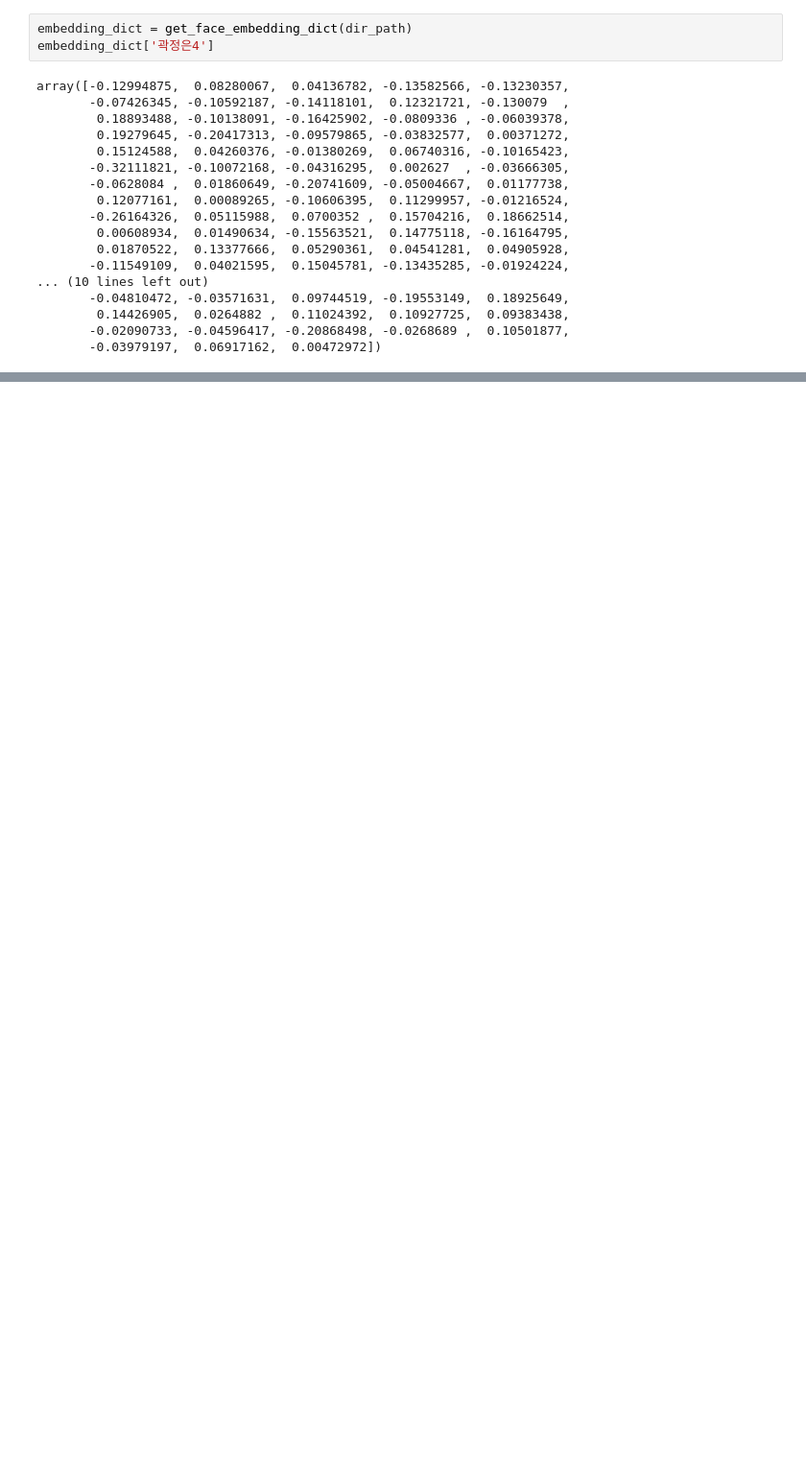
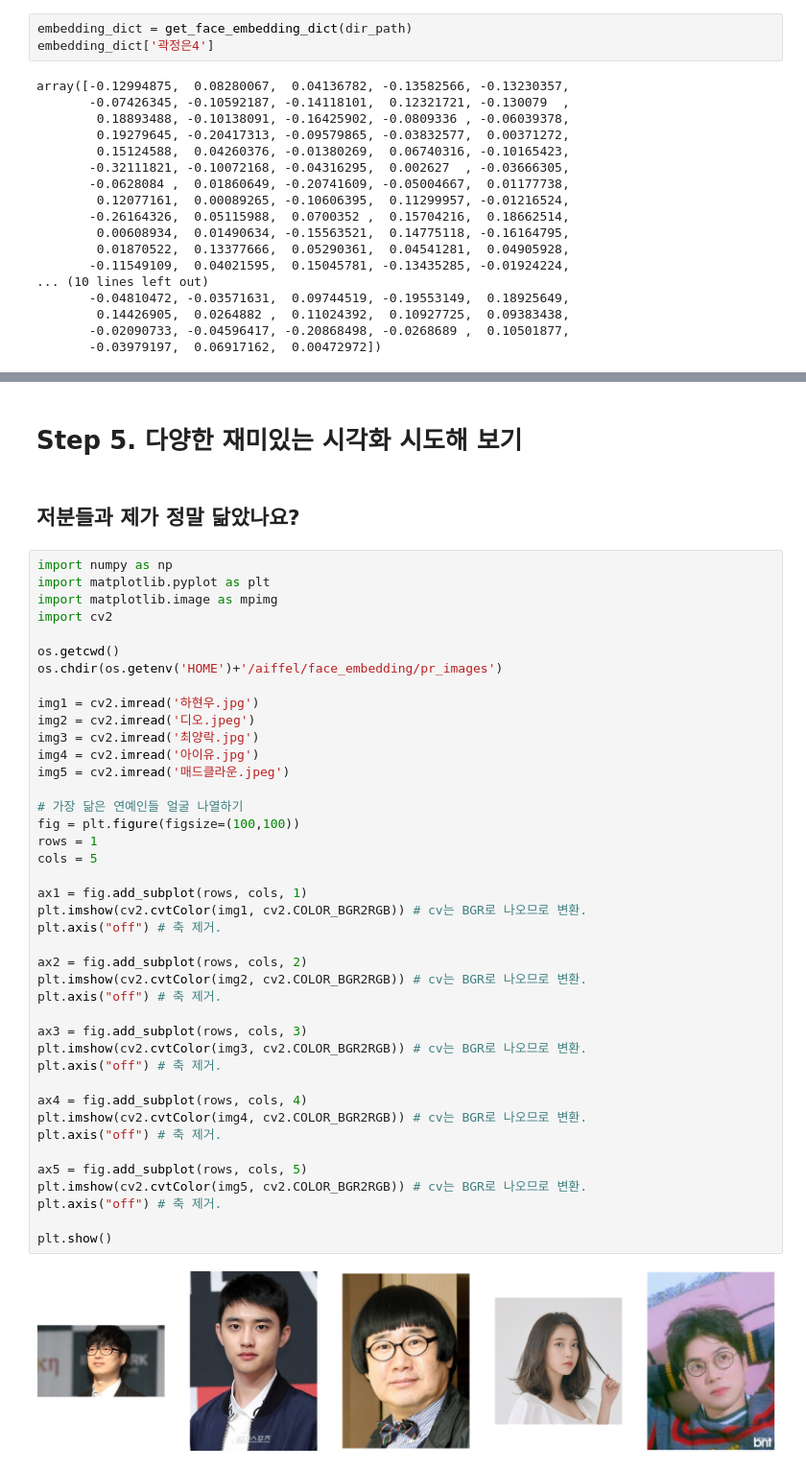
Before and after one commit to Jeongeun-Kwak/E, a Jupyter notebook: (E7) Who does look like me?.ipynb, the cells around one changed output, grey strips where cells are left out. Shown at 96% size. Saved outputs shown, nothing was run; the diff lists cells and outputs as text; blank space fills up the shorter version.

```diff
--- a/(E7) Who does look like me?.ipynb
+++ b/(E7) Who does look like me?.ipynb
@@ -219,0 +246,47 @@ get_nearest_face('곽정은1')
+# %% [markdown]
+# Step 5. 다양한 재미있는 시각화 시도해 보기
+# %% [markdown]
+## 저분들과 제가 정말 닮았나요?
+# %%
+import numpy as np
+import matplotlib.pyplot as plt
+import matplotlib.image as mpimg
+import cv2
+
+os.getcwd()
+os.chdir(os.getenv('HOME')+'/aiffel/face_embedding/pr_images')
+
+img1 = cv2.imread('하현우.jpg')
+img2 = cv2.imread('디오.jpeg')
+img3 = cv2.imread('최양락.jpg')
+img4 = cv2.imread('아이유.jpg')
+img5 = cv2.imread('매드클라운.jpeg')
+
+# 가장 닮은 연예인들 얼굴 나열하기
+fig = plt.figure(figsize=(100,100))
+rows = 1
+cols = 5
+
+ax1 = fig.add_subplot(rows, cols, 1)
+plt.imshow(cv2.cvtColor(img1, cv2.COLOR_BGR2RGB)) # cv는 BGR로 나오므로 변환.
+plt.axis("off") # 축 제거.
+
+ax2 = fig.add_subplot(rows, cols, 2)
+plt.imshow(cv2.cvtColor(img2, cv2.COLOR_BGR2RGB)) # cv는 BGR로 나오므로 변환.
+plt.axis("off") # 축 제거.
+
+ax3 = fig.add_subplot(rows, cols, 3)
+plt.imshow(cv2.cvtColor(img3, cv2.COLOR_BGR2RGB)) # cv는 BGR로 나오므로 변환.
+plt.axis("off") # 축 제거.
+
+ax4 = fig.add_subplot(rows, cols, 4)
+plt.imshow(cv2.cvtColor(img4, cv2.COLOR_BGR2RGB)) # cv는 BGR로 나오므로 변환.
+plt.axis("off") # 축 제거.
+
+ax5 = fig.add_subplot(rows, cols, 5)
+plt.imshow(cv2.cvtColor(img5, cv2.COLOR_BGR2RGB)) # cv는 BGR로 나오므로 변환.
+plt.axis("off") # 축 제거.
+
+plt.show()
+# %% [output]
+[figure, added]
```
Also changed, not shown: parts of 35 cells of this notebook.
